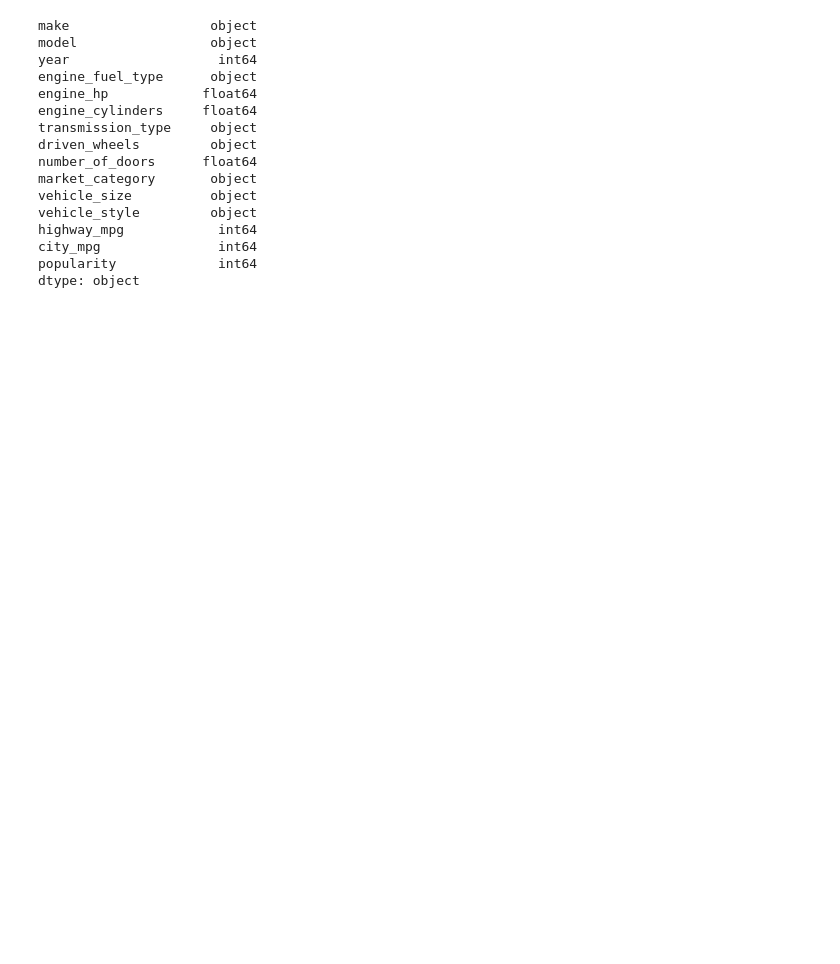
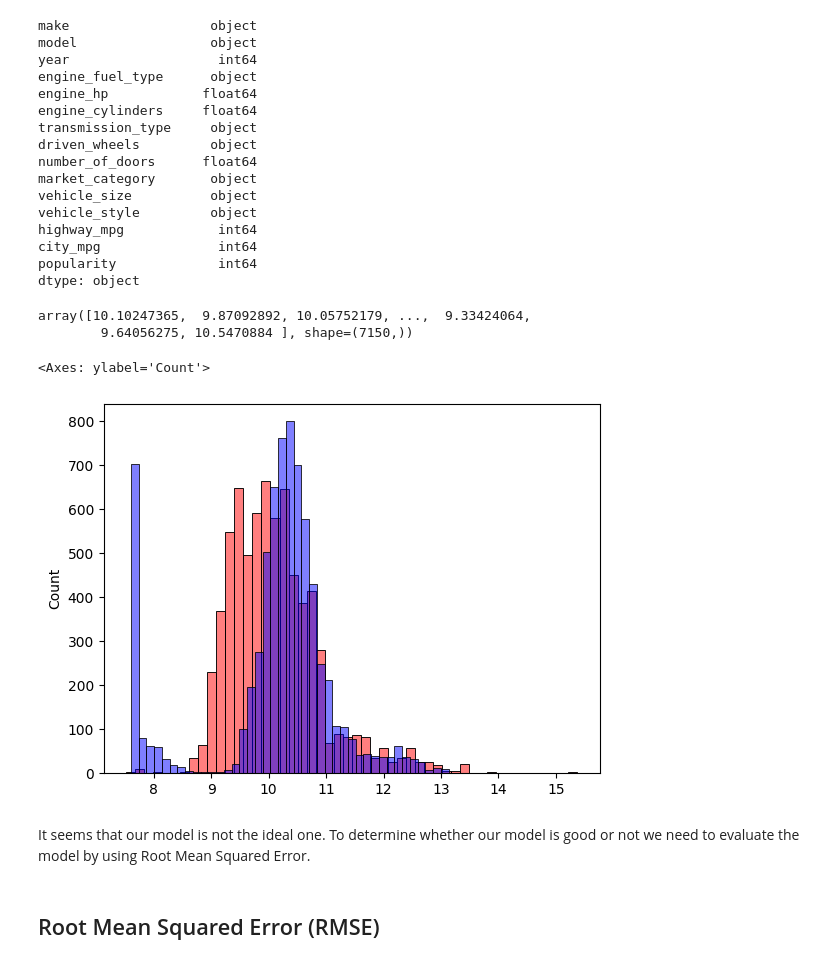
Before and after one commit to zarirahmani/car_price_prediction, a Jupyter notebook: car_price_prediction/regression.ipynb, the cells around one changed output. Cells and saved outputs as stored; diff of their text form; code cells hidden in the pictures; blank space fills up the shorter version.

Commit message:
Update regression notebook

```diff
--- a/car_price_prediction/regression.ipynb
+++ b/car_price_prediction/regression.ipynb
@@ -325,3 +459,6 @@ array([[ 148,   24, 1385],
        [  38,   54,  185],
        [ 142,   25,  431],
        [ 453,   31,   86]])
+# %%
+ones = np.ones(X.shape[0])  # Create a column of ones for the bias term
+ones
@@ -328,3 +467,5 @@ array([[ 148,   24, 1385],
+# %%
+X = np.column_stack([ones, X])
 # %%
 y = [10000, 20000, 15000, 20050, 10000, 20000, 15000, 25000, 12000]
 # %%
@@ -340,7 +484,7 @@ w0, w
 # %%
 def train_linear_regression(X, y):
-    ones = np.ones(X.sahpe[0]) # Create a column of ones for the intercept term.
-    X = np.column_stack((ones, X))  # Stack the column of ones with the feature matrix.
+    ones = np.ones(X.shape[0]) # Create a column of ones for the intercept term.
+    X = np.column_stack([ones, X])  # Stack the column of ones with the feature matrix.
 
     XTX = X.T.dot(X)  # Compute the Gram matrix.
     XTX_inv = np.linalg.inv(XTX)  # Compute the inverse of the Gram matrix.
@@ -367,3 +519,28 @@ highway_mpg            int64
 city_mpg               int64
 popularity             int64
 dtype: object
+# %%
+base = ['engine_hp', 'engine_cylinders', 'highway_mpg', 'city_mpg','popularity']
+X_train = cars_train[base].values  # Extract the feature values as a NumPy array
+
+# I will check whether we have missing values. I will fill them with 0s.
+X_train = cars_train[base].fillna(0).values
+
+w0, w = train_linear_regression(X_train, y_train)
+
+# Now, I can use weights to make predictions.
+y_pred = w0 + X_train.dot(w)
+y_pred
+# %% [output]
+array([10.10247365,  9.87092892, 10.05752179, ...,  9.33424064,
+        9.64056275, 10.5470884 ], shape=(7150,))
+# %%
+sns.histplot(y_pred, color = 'red', alpha = 0.5, bins=50)
+sns.histplot(y_train, color = 'blue', alpha = 0.5, bins = 50)
+# %% [output]
+<Axes: ylabel='Count'>
+[figure, added]
+# %% [markdown]
+It seems that our model is not the ideal one. To determine whether our model is good or not we need to evaluate the model by using Root Mean Squared Error.
+# %% [markdown]
+## Root Mean Squared Error (RMSE)
```
Also changed, not shown: parts of 102 cells of this notebook, 1 other file.
